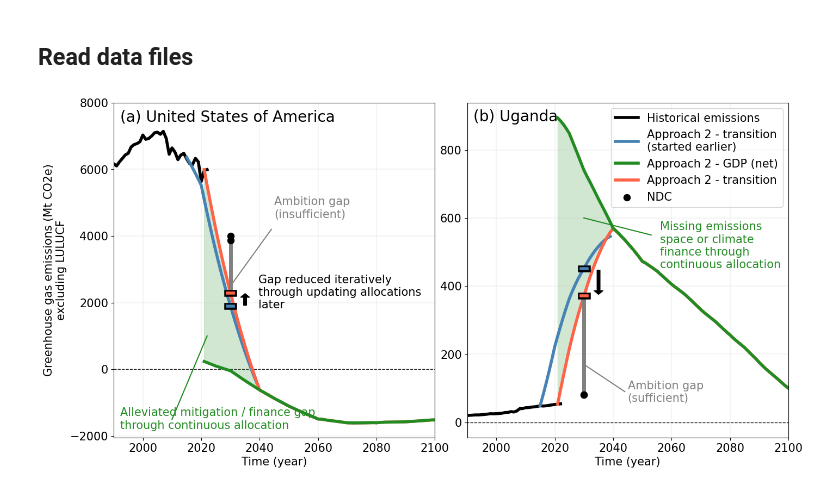
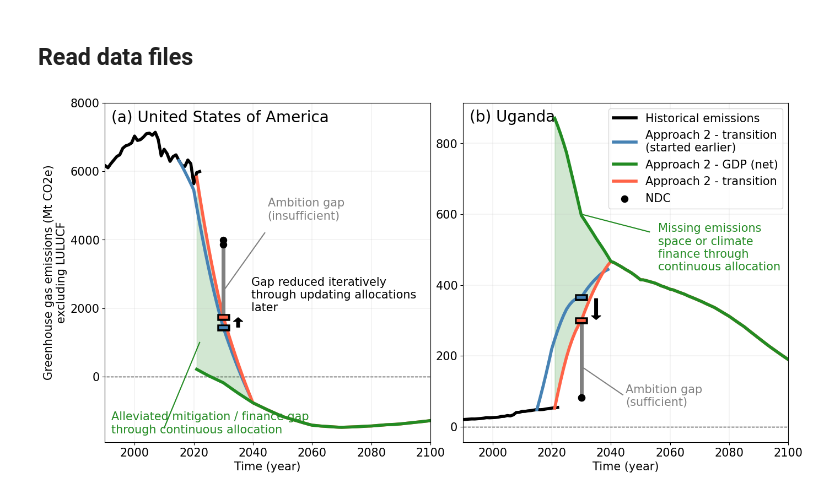
Before and after one commit to imagepbl/effort-sharing, a Jupyter notebook: Plotting/Paper_discontinuity/Figure_1.ipynb, the cells around one changed output. Drawn from its saved outputs; the diff is of its cells as text; code cells hidden in the pictures.

Commit message:
Next version figures Robiou paper

```diff
--- a/Plotting/Paper_discontinuity/Figure_1.ipynb
+++ b/Plotting/Paper_discontinuity/Figure_1.ipynb
@@ -57,8 +57,8 @@ settings_ndc = {"Conditionality": 'unconditional',
 # %%
 fig, (ax1, ax2) = plt.subplots(1, 2, figsize=(16, 8), sharey=False)
 
-xr_combs_sel = xr_comb_2021.sel(Category='C1+C2', Convergence_year=2040)
-xr_combs_sel15 = xr_comb_2015.sel(Category='C1+C2', Convergence_year=2040)
+xr_combs_sel = xr_comb_2021.sel(Category='C1', Convergence_year=2040)
+xr_combs_sel15 = xr_comb_2015.sel(Category='C1', Convergence_year=2040)
 
 for reg_i, reg in enumerate(['USA', 'UGA']):
     ax = [ax1, ax2][reg_i]
@@ -109,31 +109,31 @@ for reg_i, reg in enumerate(['USA', 'UGA']):
     ax.text(0.5, [0.65, 0.1][reg_i], 'Ambition gap\n'+['(insufficient)', '(sufficient)'][reg_i], transform=ax.transAxes, fontsize=15, color='grey', verticalalignment='bottom')
 
 ax1.set_ylim([ax1.get_ylim()[0], 8000])
 ax1.set_ylabel('Greenhouse gas emissions (Mt CO2e)\nexcluding LULUCF', fontsize=15)
 
 # Set horizontal spacing between subplots
 plt.subplots_adjust(wspace=0.10)
 
 # Annotation mid-left of first panel
 ax1.text(0.02, 0.02, 'Alleviated mitigation / finance gap\nthrough continuous allocation', transform=ax1.transAxes, fontsize=15, color='forestgreen', verticalalignment='bottom')
 ax1.text(0.45, 0.38, 'Gap reduced iteratively\nthrough updating allocations\nlater', transform=ax1.transAxes, fontsize=15, color='black', verticalalignment='bottom')
 ax2.text(0.6, 0.5, 'Missing emissions\nspace or climate\nfinance through\ncontinuous allocation', transform=ax2.transAxes, fontsize=15, color='forestgreen', verticalalignment='bottom')
 
 # Lines
 ax1.plot([2010, 2022], [-1500, 1000], c='forestgreen')
 ax2.plot([2030, 2053], [600, 550], c='forestgreen')
 ax1.plot([2030, 2044], [2500, 4200], c='grey')
 ax2.plot([2030, 2044], [170, 90], c='grey')
 #ax2.plot([2030, 2044], [3800, 4400], c='steelblue')
 
 # Set y and x tick fontsizes
 plt.setp(ax1.get_yticklabels(), fontsize=15)
 plt.setp(ax1.get_xticklabels(), fontsize=15)
 plt.setp(ax2.get_xticklabels(), fontsize=15)
 plt.setp(ax2.get_yticklabels(), fontsize=15)
 
 plt.legend(loc = 'upper right', fontsize=15)
 
 plt.savefig(path_figs / "Figure_1.svg", dpi=300)
 # %% [output]
-[figure, old version]
+[figure, new version]
```
Also changed, not shown: 7 other files.
